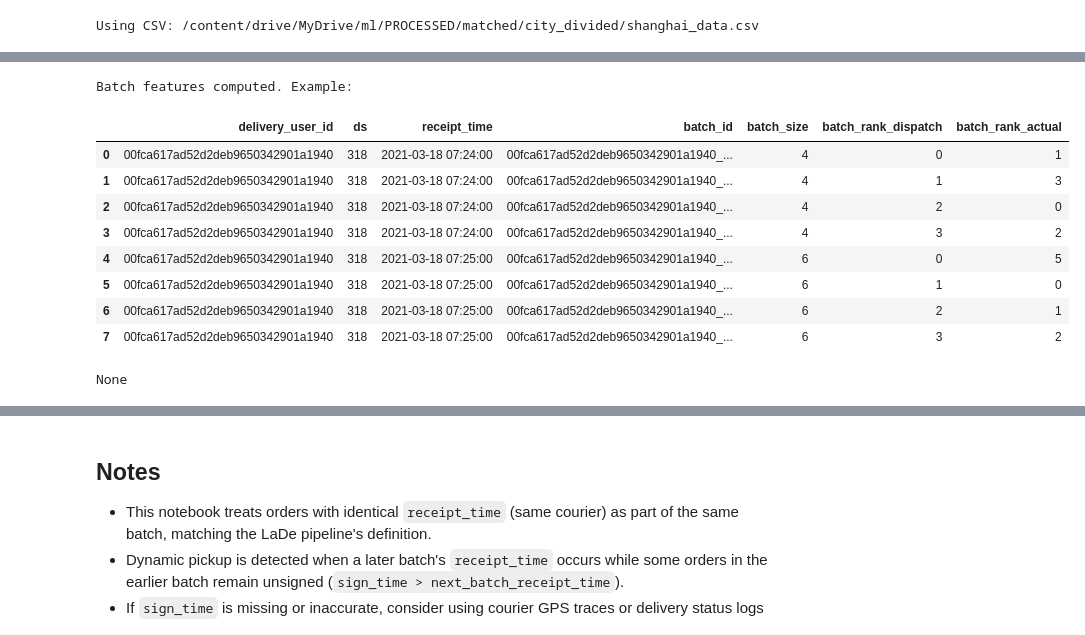
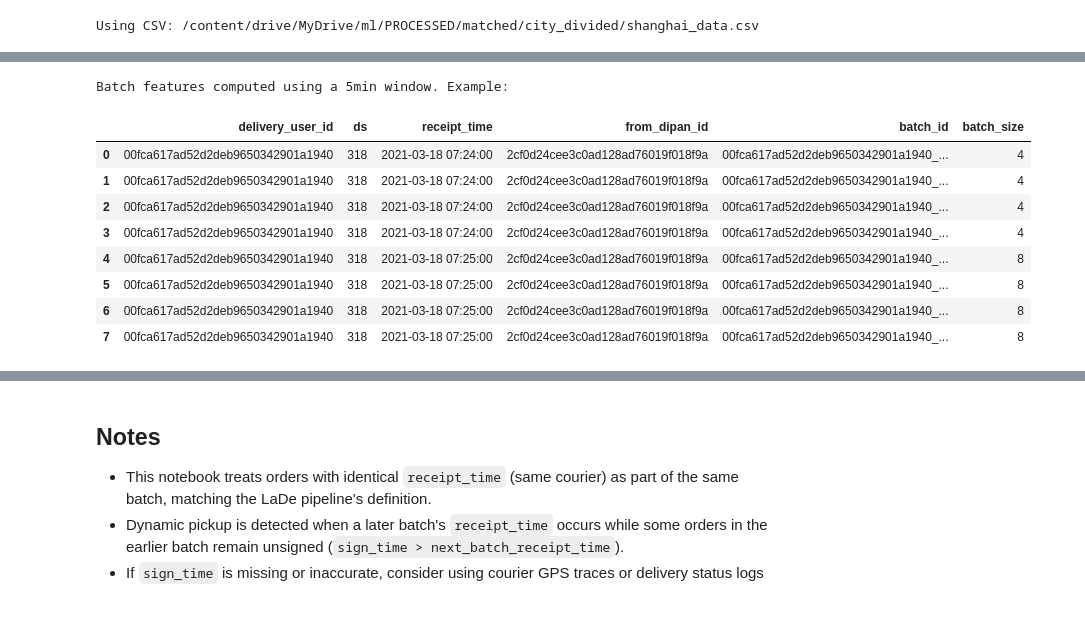
Before and after one commit to aymuos/endgame, a Jupyter notebook: check_batch_dynamic.ipynb, the cells around one changed output, grey strips where cells are left out. Saved outputs shown, nothing was run; the diff lists cells and outputs as text; code cells hidden in the pictures.

```diff
--- a/check_batch_dynamic.ipynb
+++ b/check_batch_dynamic.ipynb
@@ -83,39 +83,46 @@ Loaded rows: 34735
 | 1 | 0a11f8e3fee958aa3df8e7ceab8a5146 | 2cf0d24cee3c0ad128ad76019f018f9a | 00fca617ad52d2deb9650342901a1940 | 1.056086e+07 | -7.454063e+06 | d4a631a1f2165ab095adb674382b3eea | 203ac3454d75e02ebb0a3c6f51d735e4 | 2021-03-18 07:24:00 | ... |
 | 2 | c1039a5e963e50ac59b037f9f0c7a3ac | 2cf0d24cee3c0ad128ad76019f018f9a | 00fca617ad52d2deb9650342901a1940 | 1.056094e+07 | -7.454282e+06 | 8cd1cc14a0e53f305b80dbae07983ada | 203ac3454d75e02ebb0a3c6f51d735e4 | 2021-03-18 07:24:00 | ... |
 # %%
-# Compute batch features: batch_size, batch_id, batch_rank_dispatch
-# Definition: orders sharing (delivery_user_id, ds, receipt_time) are a batch — include ds to separate days
-group_cols = ['delivery_user_id', 'ds', 'receipt_time']
+# Refined Batching: Group by courier, day, depot, and a 5-minute time window
+WINDOW = '5min'
+
+# Ensure receipt_time is the index for resampler-like grouping if needed,
+# but here we use a simpler 'floor' approach for grouping.
+df['receipt_time_window'] = df['receipt_time'].dt.floor(WINDOW)
+
+group_cols = ['delivery_user_id', 'ds', 'from_dipan_id', 'receipt_time_window']
+
 if 'order_id' in df.columns:
     df['batch_size'] = df.groupby(group_cols)['order_id'].transform('count')
 else:
     df['batch_size'] = df.groupby(group_cols).transform('size')
-# batch_id: courier__ds__epoch(receipt_time) — ds ensures uniqueness when receipt_time lacks a date
-df['batch_id'] = df['delivery_user_id'] + '__' + df['ds'].astype(str) + '__' + df['receipt_time'].astype('int64').floordiv(10**9).astype(str)
-# dispatch rank: deterministic order within the simultaneous push — use order_id if available else row order
+
+# Updated batch_id to include the time window
+df['batch_id'] = df['delivery_user_id'] + '__' + df['ds'].astype(str) + '__' + \
+                 df['receipt_time_window'].astype('int64').floordiv(10**9).astype(str) + '__' + \
+                 df['from_dipan_id'].astype(str)
+
 if 'order_id' in df.columns:
     df['batch_rank_dispatch'] = df.groupby(group_cols)['order_id'].cumcount()
 else:
     df['batch_rank_dispatch'] = df.groupby(group_cols).cumcount()
 
-# actual rank by sign_time (post-hoc), stored only for diagnostics if sign_time exists
 if 'sign_time' in df.columns:
     df['batch_rank_actual'] = df.groupby(group_cols)['sign_time'].rank(method='first').astype('Int64') - 1
 else:
     df['batch_rank_actual'] = pd.NA
 
-print('Batch features computed. Example:')
-print(display(df[['delivery_user_id','ds','receipt_time','batch_id','batch_size','batch_rank_dispatch','batch_rank_actual']].head(8)))
+print(f'Batch features computed using a {WINDOW} window. Example:')
+display(df[['delivery_user_id','ds','receipt_time','from_dipan_id','batch_id','batch_size']].head(8))
 # %% [output]
-Batch features computed. Example:
+Batch features computed using a 5min window. Example:
-|  | delivery_user_id | ds | receipt_time | batch_id | batch_size | batch_rank_dispatch | batch_rank_actual |
-| 0 | 00fca617ad52d2deb9650342901a1940 | 318 | 2021-03-18 07:24:00 | 00fca617ad52d2deb9650342901a1940_... | 4 | 0 | 1 |
-| 1 | 00fca617ad52d2deb9650342901a1940 | 318 | 2021-03-18 07:24:00 | 00fca617ad52d2deb9650342901a1940_... | 4 | 1 | 3 |
-| 2 | 00fca617ad52d2deb9650342901a1940 | 318 | 2021-03-18 07:24:00 | 00fca617ad52d2deb9650342901a1940_... | 4 | 2 | 0 |
-| 3 | 00fca617ad52d2deb9650342901a1940 | 318 | 2021-03-18 07:24:00 | 00fca617ad52d2deb9650342901a1940_... | 4 | 3 | 2 |
-| 4 | 00fca617ad52d2deb9650342901a1940 | 318 | 2021-03-18 07:25:00 | 00fca617ad52d2deb9650342901a1940_... | 6 | 0 | 5 |
-| 5 | 00fca617ad52d2deb9650342901a1940 | 318 | 2021-03-18 07:25:00 | 00fca617ad52d2deb9650342901a1940_... | 6 | 1 | 0 |
-| 6 | 00fca617ad52d2deb9650342901a1940 | 318 | 2021-03-18 07:25:00 | 00fca617ad52d2deb9650342901a1940_... | 6 | 2 | 1 |
-| 7 | 00fca617ad52d2deb9650342901a1940 | 318 | 2021-03-18 07:25:00 | 00fca617ad52d2deb9650342901a1940_... | 6 | 3 | 2 |
+|  | delivery_user_id | ds | receipt_time | from_dipan_id | batch_id | batch_size |
+| 0 | 00fca617ad52d2deb9650342901a1940 | 318 | 2021-03-18 07:24:00 | 2cf0d24cee3c0ad128ad76019f018f9a | 00fca617ad52d2deb9650342901a1940_... | 4 |
+| 1 | 00fca617ad52d2deb9650342901a1940 | 318 | 2021-03-18 07:24:00 | 2cf0d24cee3c0ad128ad76019f018f9a | 00fca617ad52d2deb9650342901a1940_... | 4 |
+| 2 | 00fca617ad52d2deb9650342901a1940 | 318 | 2021-03-18 07:24:00 | 2cf0d24cee3c0ad128ad76019f018f9a | 00fca617ad52d2deb9650342901a1940_... | 4 |
+| 3 | 00fca617ad52d2deb9650342901a1940 | 318 | 2021-03-18 07:24:00 | 2cf0d24cee3c0ad128ad76019f018f9a | 00fca617ad52d2deb9650342901a1940_... | 4 |
+| 4 | 00fca617ad52d2deb9650342901a1940 | 318 | 2021-03-18 07:25:00 | 2cf0d24cee3c0ad128ad76019f018f9a | 00fca617ad52d2deb9650342901a1940_... | 8 |
+| 5 | 00fca617ad52d2deb9650342901a1940 | 318 | 2021-03-18 07:25:00 | 2cf0d24cee3c0ad128ad76019f018f9a | 00fca617ad52d2deb9650342901a1940_... | 8 |
+| 6 | 00fca617ad52d2deb9650342901a1940 | 318 | 2021-03-18 07:25:00 | 2cf0d24cee3c0ad128ad76019f018f9a | 00fca617ad52d2deb9650342901a1940_... | 8 |
+| 7 | 00fca617ad52d2deb9650342901a1940 | 318 | 2021-03-18 07:25:00 | 2cf0d24cee3c0ad128ad76019f018f9a | 00fca617ad52d2deb9650342901a1940_... | 8 |
-None
 # %%
```
Also changed, not shown: parts of 2 cells of this notebook.
